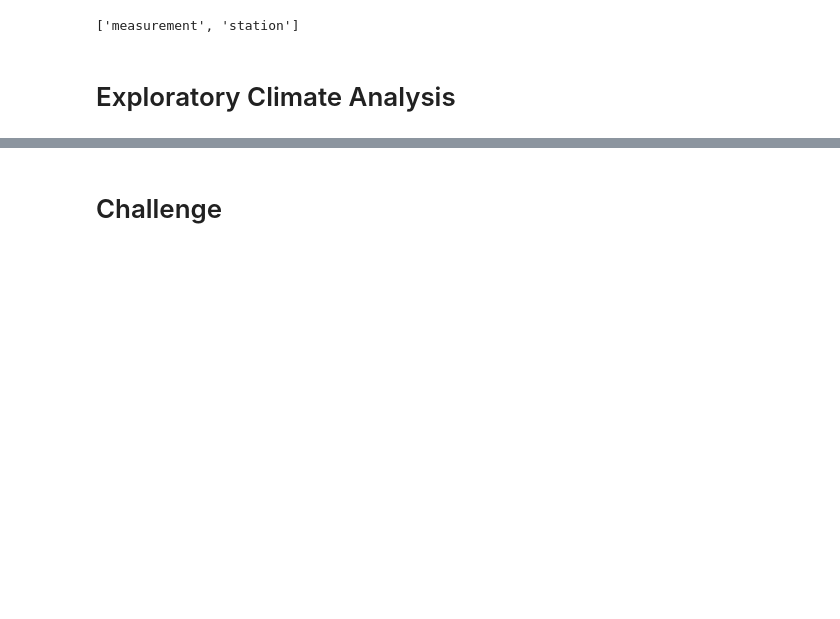
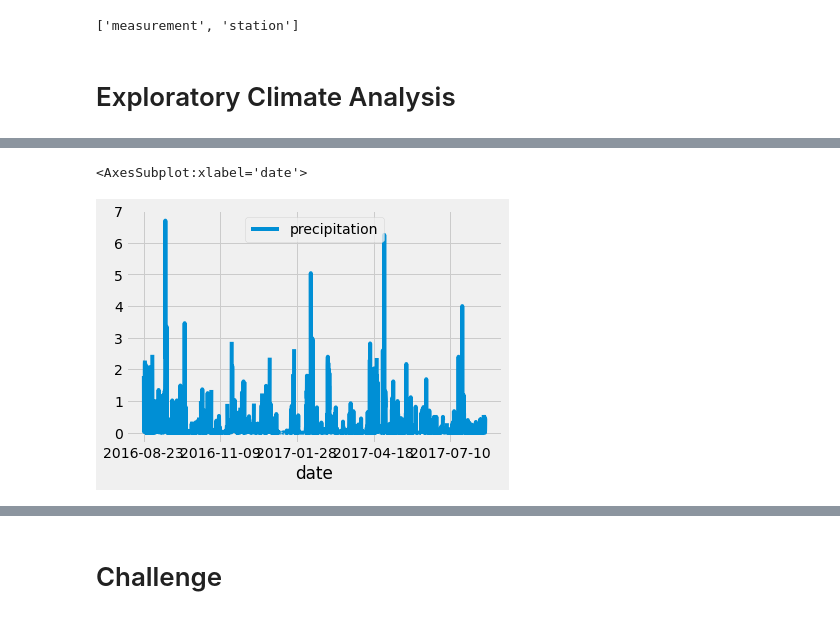
Before and after one commit to Dybondzy/SQLAlchemy, a Jupyter notebook: climate_analysis.ipynb, the cells around one changed output, grey strips where cells are left out. Saved outputs shown, nothing was run; the diff lists cells and outputs as text; code cells hidden in the pictures; blank space fills up the shorter version.

```diff
--- a/climate_analysis.ipynb
+++ b/climate_analysis.ipynb
@@ -49,14 +49,35 @@ session = Session(engine)
 # Exploratory Climate Analysis
 # %%
 # Design a query to retrieve the last 12 months of precipitation data and plot the results.
-#Starting from the last data point in the database.
+# Starting from the last data point in the database.
+# Add the most recent date, August 23, 2017
+prev_year = dt.date(2017, 8, 23)
+
 
 # Calculate the date one year from the last date in data set.
+# go back 365 days
+prev_year = dt.date(2017, 8, 23) - dt.timedelta(days=365)
+
 
 # Perform a query to retrieve the data and precipitation scores
+# creating a variable to store the results of the query
+results = session.query(Measurement.date, Measurement.prcp)
+
 
 # Save the query results as a Pandas DataFrame and set the index to the date column
+# print everything that is returned in the query
+# print(results.all())
+
 
 # Sort the dataframe by date
+# to filter out all of the data that is older than a year from the last record date
+results = session.query(Measurement.date, Measurement.prcp).filter(Measurement.date >= prev_year)
+# extracts all of the results from the query and put them in a list
+results = session.query(Measurement.date, Measurement.prcp).filter(Measurement.date >= prev_year).all()
+
+
+# print everything that is returned in the query
+print(results.all())
+
 
 # Use Pandas Plotting with Matplotlib to plot the data
@@ -64,0 +87,13 @@ session = Session(engine)
+# %%
+# Use Pandas to calcualte the summary statistics for the precipitation data
+#  to save our results as a DataFrame
+df = pd.DataFrame(results, columns=['date','precipitation'])
+
+
+# By setting inplace=True, we're saying that we do not want to create a new DataFrame with the modified specifications.
+# If we set it to "False," then we would create a new DataFrame.
+df.set_index(df['date'], inplace=True)
+
+
+# print a DataFrame with the index
+print(df)
@@ -64,0 +137,3 @@ session = Session(engine)
+# %%
+#  sort the values by date using the sort_index() function
+df = df.sort_index()
@@ -64,0 +161,6 @@ session = Session(engine)
+# %%
+# for visualization, plot the results of our precipitation analysis using Matplotlib
+df.plot()
+# %% [output]
+<AxesSubplot:xlabel='date'>
+[figure, added]
```
Also changed, not shown: parts of 6 cells of this notebook.
